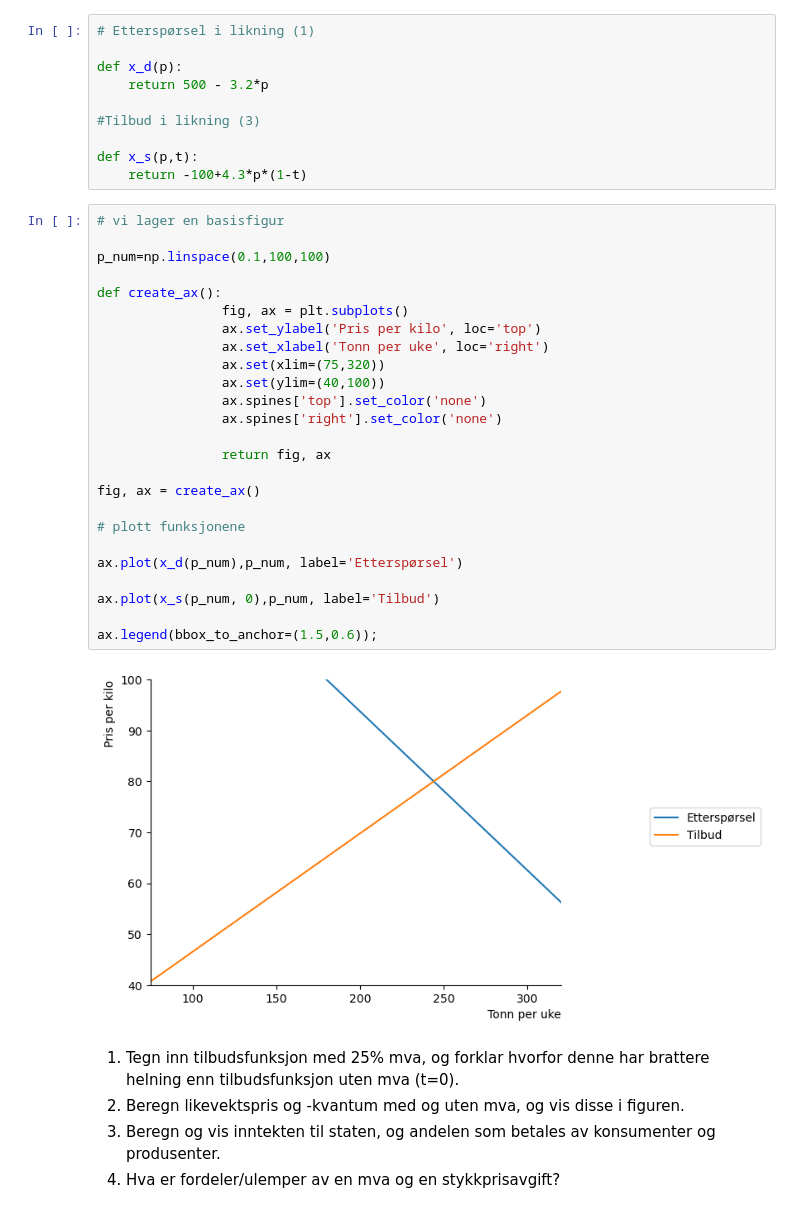
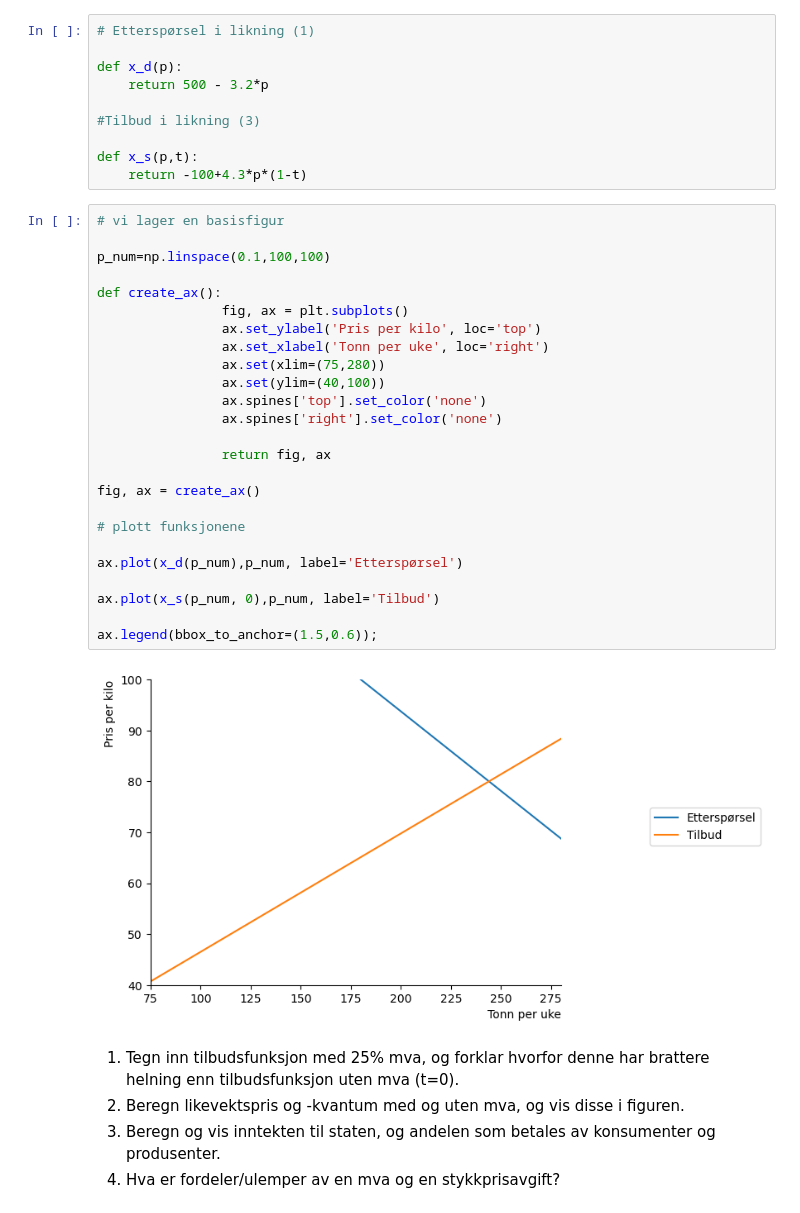
Before and after one commit to Danieljoha/Sok-1006, a Jupyter notebook: Arbeidskrav_2.ipynb, the cells around one changed output. Drawn from its saved outputs; the diff is of its cells as text.

```diff
--- a/Arbeidskrav_2.ipynb
+++ b/Arbeidskrav_2.ipynb
@@ -40,30 +40,30 @@ def x_s(p,t):
 # %%
 # vi lager en basisfigur
 
 p_num=np.linspace(0.1,100,100)
 
 def create_ax():
                 fig, ax = plt.subplots()
                 ax.set_ylabel('Pris per kilo', loc='top')
                 ax.set_xlabel('Tonn per uke', loc='right')
-                ax.set(xlim=(75,320))
+                ax.set(xlim=(75,280))
                 ax.set(ylim=(40,100))
                 ax.spines['top'].set_color('none')
                 ax.spines['right'].set_color('none')
 
                 return fig, ax
 
 fig, ax = create_ax()
 
 # plott funksjonene
 
 ax.plot(x_d(p_num),p_num, label='Etterspørsel')
 
 ax.plot(x_s(p_num, 0),p_num, label='Tilbud')
 
 ax.legend(bbox_to_anchor=(1.5,0.6));
 # %% [output]
-[figure, old version]
+[figure, new version]
 # %% [markdown]
 
 1. Tegn inn tilbudsfunksjon med 25% mva, og forklar hvorfor denne har brattere helning enn tilbudsfunksjon uten mva (t=0).
```
Also changed, not shown: parts of 14 cells of this notebook.
